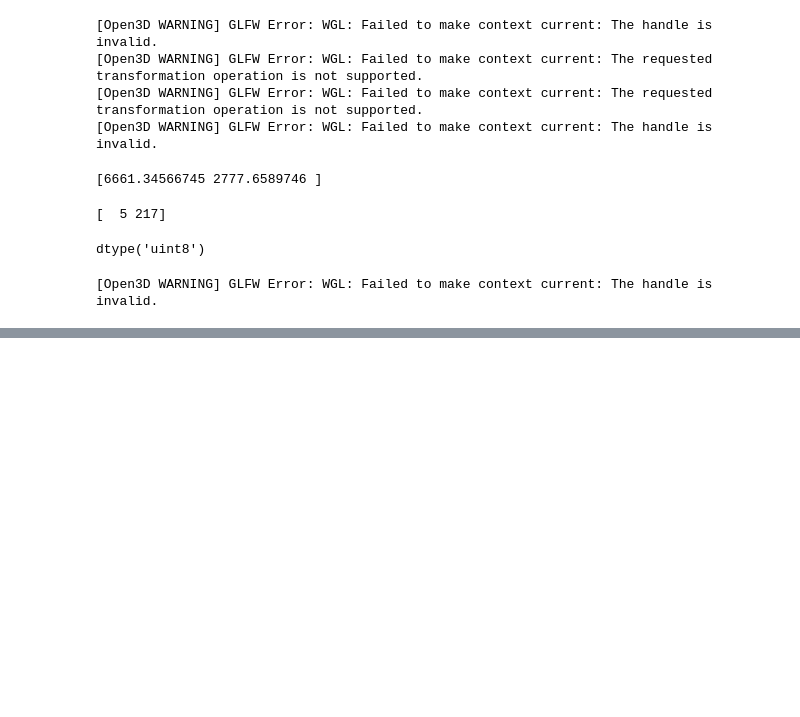
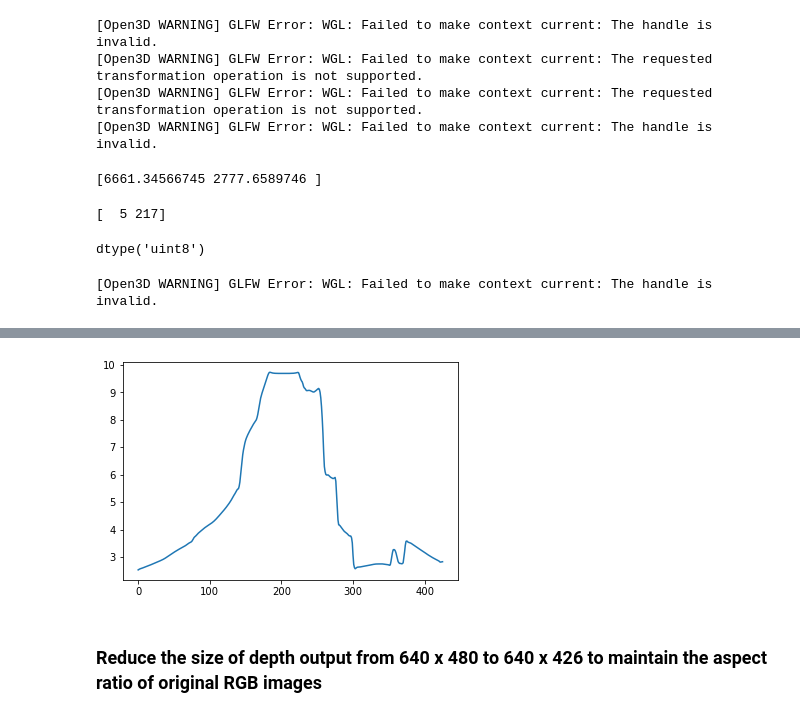
Before and after one commit to NitishJaiswal/3D-indoor-mapping, a Jupyter notebook: point_cloud_testing.ipynb, the cells around one changed output, grey strips where cells are left out. Cells and saved outputs as stored; diff of their text form; code cells hidden in the pictures; blank space fills up the shorter version.

```diff
--- a/point_cloud_testing.ipynb
+++ b/point_cloud_testing.ipynb
@@ -306,0 +428,12 @@ o3d.visualization.draw_geometries([dense],
+# %%
+x=np.arange(0,480)
+y=test_array[:,376]
+f = interpolate.interp1d(x, y)
+xnew = np.arange(0, 480, 480/426)
+ynew=f(xnew)
+plt.plot(ynew)
+plt.show()
+# %% [output]
+[figure, added]
+# %% [markdown]
+### Reduce the size of depth output from 640 x 480 to 640 x 426 to maintain the aspect ratio of original RGB images
```
Also changed, not shown: parts of 38 cells of this notebook.
